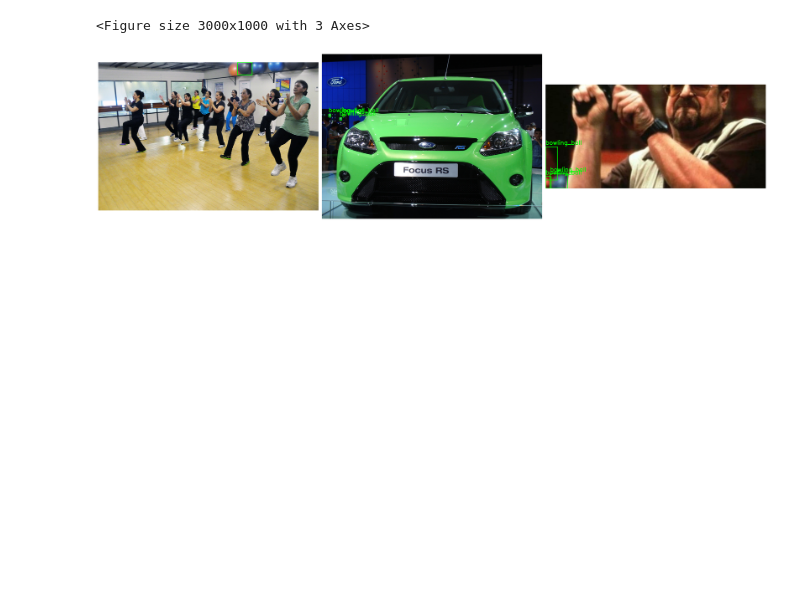
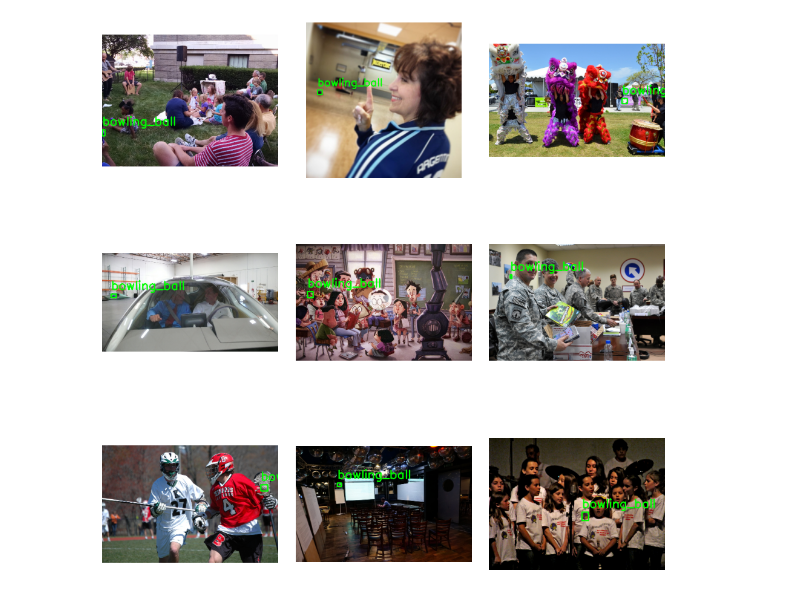
Before and after one commit to dnth/data-flywheel, a Jupyter notebook: notebooks/iv/eva_val_set_load_data.ipynb, the cells around one changed output. Saved outputs shown, nothing was run; the diff lists cells and outputs as text; code cells hidden in the pictures; blank space fills up the shorter version.

Commit message:
update plotting sample images

```diff
--- a/notebooks/iv/eva_val_set_load_data.ipynb
+++ b/notebooks/iv/eva_val_set_load_data.ipynb
@@ -1,7 +1,7 @@
 # %%
 import pandas as pd
 
-df = pd.read_parquet('full_oi_val_set_eva02.parquet')
+df = pd.read_parquet('full_oi_train_set_eva02.parquet')
 df
 # %% [output]
 |  | filename | label | confidence | col_x | row_y | width | height |
@@ -130,16 +145,25 @@ import random
 import cv2
 import matplotlib.pyplot as plt
 import xml.etree.ElementTree as ET
+import math
 
-def plot_random_image_with_bounding_boxes(xml_folder, image_folder, num_images):
+def plot_random_image_with_bounding_boxes(xml_folder, image_folder, num_images, num_columns, resize_width=400):
     # Get the list of XML files in the folder
     xml_files = [file for file in os.listdir(xml_folder) if file.endswith('.xml')]
 
     # Randomly select num_images XML files
     random_xml_files = random.sample(xml_files, num_images)
 
+    # Calculate the number of rows needed based on the number of images and columns
+    num_rows = math.ceil(num_images / num_columns)
+
     # Create a figure with subplots for each image
-    fig, axes = plt.subplots(1, num_images, figsize=(10 * num_images, 10))
+    fig, axes = plt.subplots(num_rows, num_columns, figsize=(4 * num_columns, 4 * num_rows))
+    fig.subplots_adjust(hspace=0.3, wspace=0.1)
+
+    # Flatten the axes array if there is only one row or one column
+    if num_rows == 1 or num_columns == 1:
+        axes = axes.flatten()
 
     # Iterate over the randomly selected XML files
     for i, xml_file in enumerate(random_xml_files):
@@ -157,38 +181,47 @@ def plot_random_image_with_bounding_boxes(xml_folder, image_folder, num_images):
         image = cv2.imread(image_path)
         image = cv2.cvtColor(image, cv2.COLOR_BGR2RGB)
 
+        # Get the original image dimensions
+        height, width, _ = image.shape
+
+        # Calculate the new height while maintaining the aspect ratio
+        resize_height = int(height * (resize_width / width))
+
+        # Resize the image
+        resized_image = cv2.resize(image, (resize_width, resize_height))
+
+        # Calculate the scaling factor for resizing
+        scale_factor = resize_width / width
+
         # Extract the bounding box information
         for obj in root.findall('object'):
             bndbox = obj.find('bndbox')
-            xmin = int(bndbox.find('xmin').text)
-            ymin = int(bndbox.find('ymin').text)
-            xmax = int(bndbox.find('xmax').text)
-            ymax = int(bndbox.find('ymax').text)
+            xmin = int(int(bndbox.find('xmin').text) * scale_factor)
+            ymin = int(int(bndbox.find('ymin').text) * scale_factor)
+            xmax = int(int(bndbox.find('xmax').text) * scale_factor)
+            ymax = int(int(bndbox.find('ymax').text) * scale_factor)
             class_id = obj.find('name').text
 
-            # Draw the bounding box on the image
-            cv2.rectangle(image, (xmin, ymin), (xmax, ymax), (0, 255, 0), 2)
+            # Draw the bounding box on the resized image
+            cv2.rectangle(resized_image, (xmin, ymin), (xmax, ymax), (0, 255, 0), 2)
 
             # Put the class ID text above the bounding box
-            cv2.putText(image, class_id, (xmin, ymin - 10), cv2.FONT_HERSHEY_SIMPLEX, 0.9, (0, 255, 0), 2)
+            cv2.putText(resized_image, class_id, (xmin, ymin - 10), cv2.FONT_HERSHEY_SIMPLEX, 0.9, (0, 255, 0), 2)
 
-        # Plot the image with bounding boxes and class IDs in the corresponding subplot
-        axes[i].imshow(image)
-        axes[i].axis('off')
-
-    # Adjust the spacing between subplots
-    plt.tight_layout()
+        # Plot the resized image with bounding boxes and class IDs in the corresponding subplot
+        row = i // num_columns
+        col = i % num_columns
+        axes[row, col].imshow(resized_image)
+        axes[row, col].axis('off')
 
     # Display the plots
     plt.show()
-# %% [output]
-<Figure size 3000x1000 with 3 Axes>
 # %%
 %matplotlib inline
 
-image_folder = '/workspace/yolo_v8_training/oiv7_full/validation/'
+image_folder = '/workspace/yolo_v8_training/oiv7_full/train/'
 xml_folder = 'pascal_voc_annotations_bowling_ball/'
 
-plot_random_image_with_bounding_boxes(xml_folder, image_folder, num_images=3)
+plot_random_image_with_bounding_boxes(xml_folder, image_folder, num_images=9, num_columns=3)
 # %% [output]
-[figure, old version]
+[figure, new version]
```
Also changed, not shown: parts of 5 cells of this notebook.
